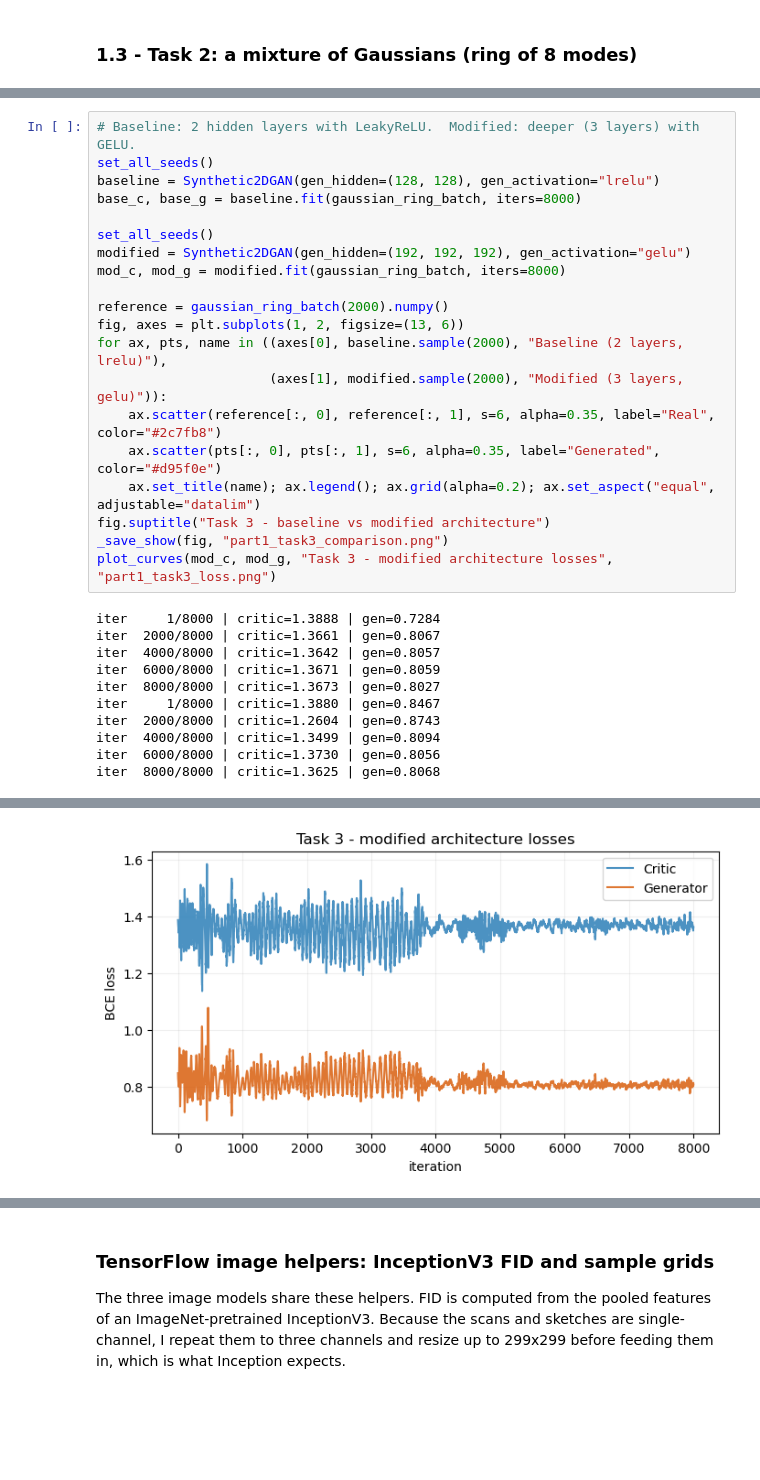
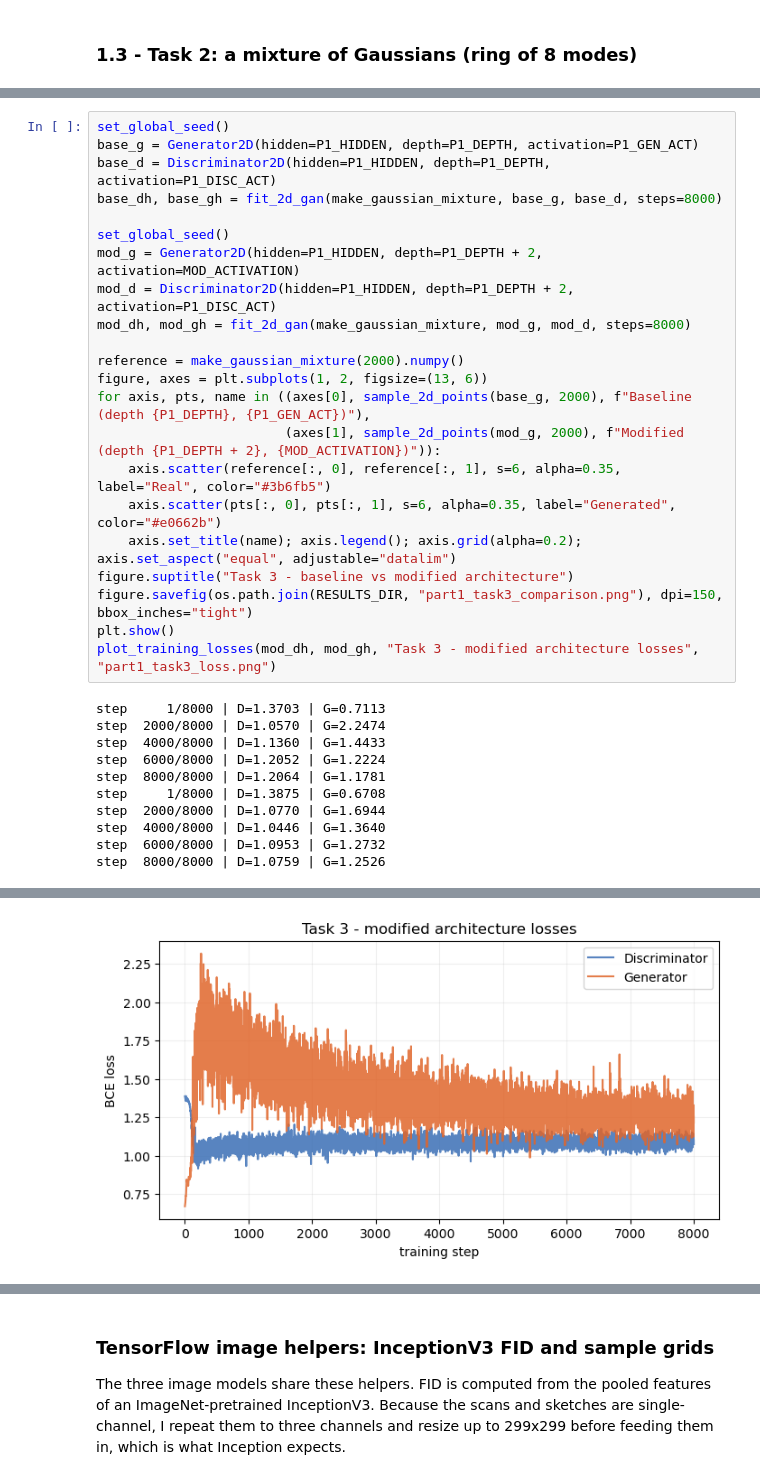
Before and after one commit to nithinreddy2003/GAN_Assignments, a Jupyter notebook: Set 5/GAN_Assignment_Set5_Final.ipynb, the cells around one changed output, grey strips where cells are left out. Saved outputs shown, nothing was run; the diff lists cells and outputs as text; blank space fills up the shorter version.

```diff
--- a/Set 5/GAN_Assignment_Set5_Final.ipynb
+++ b/Set 5/GAN_Assignment_Set5_Final.ipynb
@@ -217,31 +236,33 @@ For the architecture change I compared a baseline generator (2 hidden layers, Le
 # %%
-# Baseline: 2 hidden layers with LeakyReLU.  Modified: deeper (3 layers) with GELU.
-set_all_seeds()
-baseline = Synthetic2DGAN(gen_hidden=(128, 128), gen_activation="lrelu")
-base_c, base_g = baseline.fit(gaussian_ring_batch, iters=8000)
+set_global_seed()
+base_g = Generator2D(hidden=P1_HIDDEN, depth=P1_DEPTH, activation=P1_GEN_ACT)
+base_d = Discriminator2D(hidden=P1_HIDDEN, depth=P1_DEPTH, activation=P1_DISC_ACT)
+base_dh, base_gh = fit_2d_gan(make_gaussian_mixture, base_g, base_d, steps=8000)
 
-set_all_seeds()
-modified = Synthetic2DGAN(gen_hidden=(192, 192, 192), gen_activation="gelu")
-mod_c, mod_g = modified.fit(gaussian_ring_batch, iters=8000)
+set_global_seed()
+mod_g = Generator2D(hidden=P1_HIDDEN, depth=P1_DEPTH + 2, activation=MOD_ACTIVATION)
+mod_d = Discriminator2D(hidden=P1_HIDDEN, depth=P1_DEPTH + 2, activation=P1_DISC_ACT)
+mod_dh, mod_gh = fit_2d_gan(make_gaussian_mixture, mod_g, mod_d, steps=8000)
 
-reference = gaussian_ring_batch(2000).numpy()
-fig, axes = plt.subplots(1, 2, figsize=(13, 6))
-for ax, pts, name in ((axes[0], baseline.sample(2000), "Baseline (2 layers, lrelu)"),
-                      (axes[1], modified.sample(2000), "Modified (3 layers, gelu)")):
-    ax.scatter(reference[:, 0], reference[:, 1], s=6, alpha=0.35, label="Real", color="#2c7fb8")
-    ax.scatter(pts[:, 0], pts[:, 1], s=6, alpha=0.35, label="Generated", color="#d95f0e")
-    ax.set_title(name); ax.legend(); ax.grid(alpha=0.2); ax.set_aspect("equal", adjustable="datalim")
-fig.suptitle("Task 3 - baseline vs modified architecture")
-_save_show(fig, "part1_task3_comparison.png")
-plot_curves(mod_c, mod_g, "Task 3 - modified architecture losses", "part1_task3_loss.png")
+reference = make_gaussian_mixture(2000).numpy()
+figure, axes = plt.subplots(1, 2, figsize=(13, 6))
+for axis, pts, name in ((axes[0], sample_2d_points(base_g, 2000), f"Baseline (depth {P1_DEPTH}, {P1_GEN_ACT})"),
+                        (axes[1], sample_2d_points(mod_g, 2000), f"Modified (depth {P1_DEPTH + 2}, {MOD_ACTIVATION})")):
+    axis.scatter(reference[:, 0], reference[:, 1], s=6, alpha=0.35, label="Real", color="#3b6fb5")
+    axis.scatter(pts[:, 0], pts[:, 1], s=6, alpha=0.35, label="Generated", color="#e0662b")
+    axis.set_title(name); axis.legend(); axis.grid(alpha=0.2); axis.set_aspect("equal", adjustable="datalim")
+figure.suptitle("Task 3 - baseline vs modified architecture")
+figure.savefig(os.path.join(RESULTS_DIR, "part1_task3_comparison.png"), dpi=150, bbox_inches="tight")
+plt.show()
+plot_training_losses(mod_dh, mod_gh, "Task 3 - modified architecture losses", "part1_task3_loss.png")
 # %% [output]
-iter     1/8000 | critic=1.3888 | gen=0.7284
-iter  2000/8000 | critic=1.3661 | gen=0.8067
-iter  4000/8000 | critic=1.3642 | gen=0.8057
-iter  6000/8000 | critic=1.3671 | gen=0.8059
-iter  8000/8000 | critic=1.3673 | gen=0.8027
-iter     1/8000 | critic=1.3880 | gen=0.8467
-iter  2000/8000 | critic=1.2604 | gen=0.8743
-iter  4000/8000 | critic=1.3499 | gen=0.8094
-iter  6000/8000 | critic=1.3730 | gen=0.8056
-iter  8000/8000 | critic=1.3625 | gen=0.8068
+step     1/8000 | D=1.3703 | G=0.7113
+step  2000/8000 | D=1.0570 | G=2.2474
+step  4000/8000 | D=1.1360 | G=1.4433
+step  6000/8000 | D=1.2052 | G=1.2224
+step  8000/8000 | D=1.2064 | G=1.1781
+step     1/8000 | D=1.3875 | G=0.6708
+step  2000/8000 | D=1.0770 | G=1.6944
+step  4000/8000 | D=1.0446 | G=1.3640
+step  6000/8000 | D=1.0953 | G=1.2732
+step  8000/8000 | D=1.0759 | G=1.2526
@@ -249,4 +270,4 @@ iter  8000/8000 | critic=1.3625 | gen=0.8068
-[figure, old version]
+[figure, new version]
 # %% [markdown]
 ### 1.5 - What I took from Part 1
 
```
Also changed, not shown: parts of 55 cells of this notebook.
